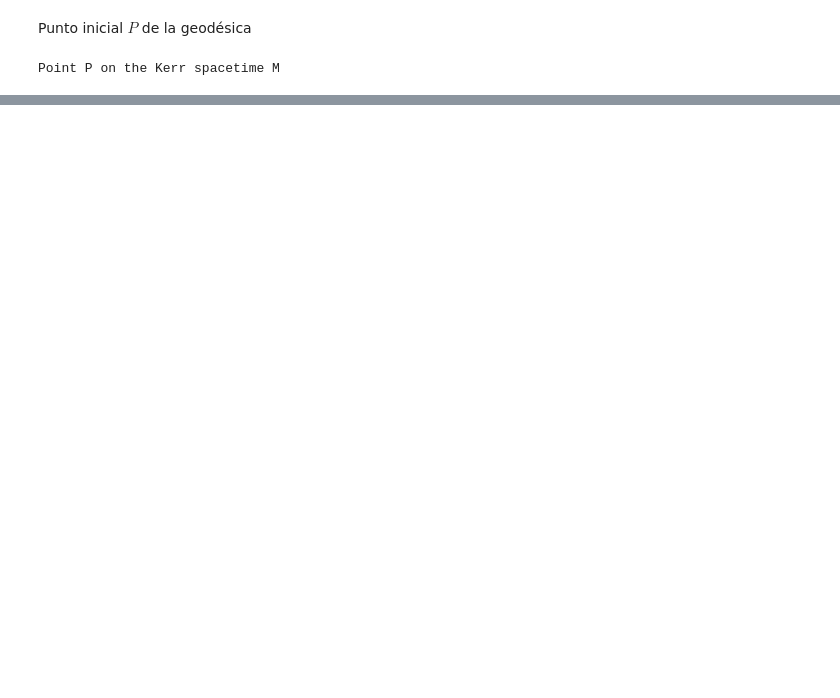
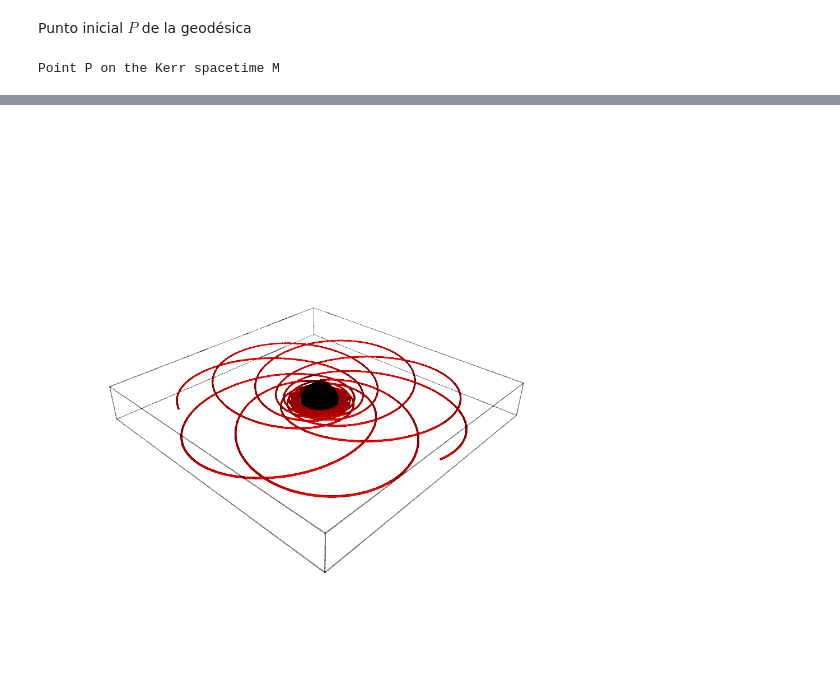
Before and after one commit to RomelV/Proyecto-de-Tesis, a Jupyter notebook: Geodesicas_Kerr_2.ipynb, the cells around one changed output, grey strips where cells are left out. Drawn from its saved outputs; the diff is of its cells as text; code cells hidden in the pictures; blank space fills up the shorter version.

```diff
--- a/Geodesicas_Kerr_2.ipynb
+++ b/Geodesicas_Kerr_2.ipynb
@@ -105,0 +131,7 @@ Object `kerrgeodesic_gw` not found.
+# %%
+Li.integrate(step=0.005)
+graph = Li.plot(plot_points=5000, thickness=1.5)
+#graph += P.plot
+show(graph, viewer='tachyon', aspect_ratio=1, figsize=10)
+# %% [output]
+[figure, added]
```
Also changed, not shown: parts of 20 cells of this notebook, 4 other files.
